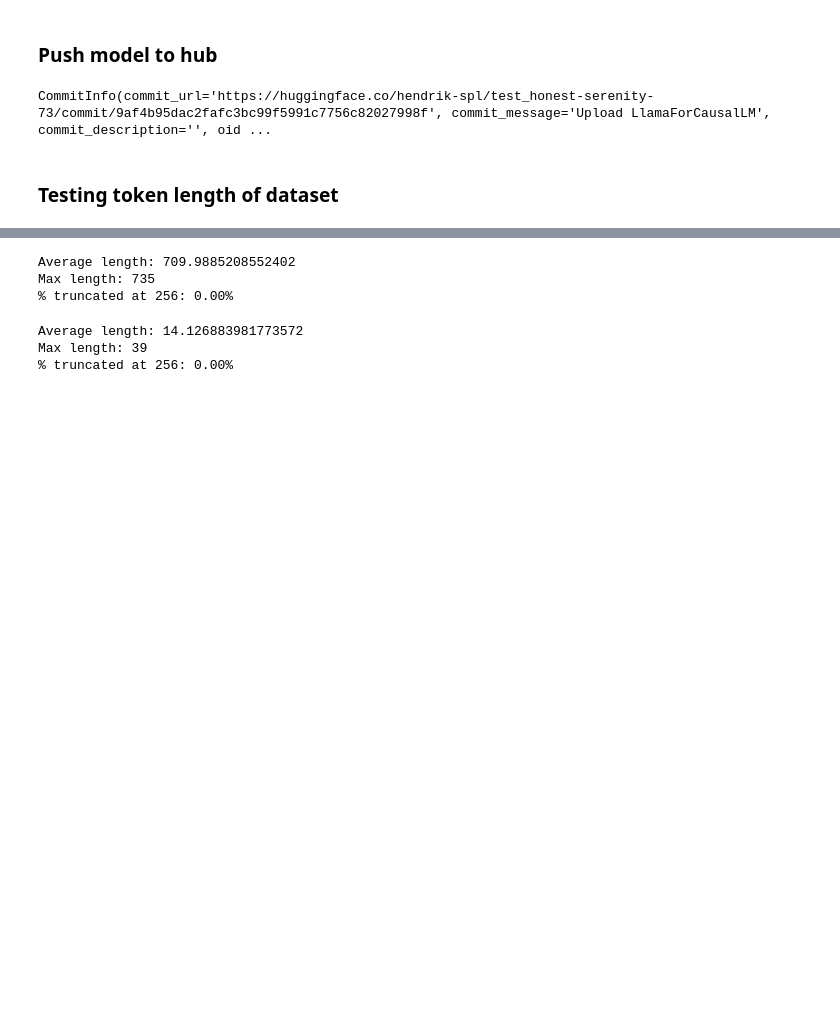
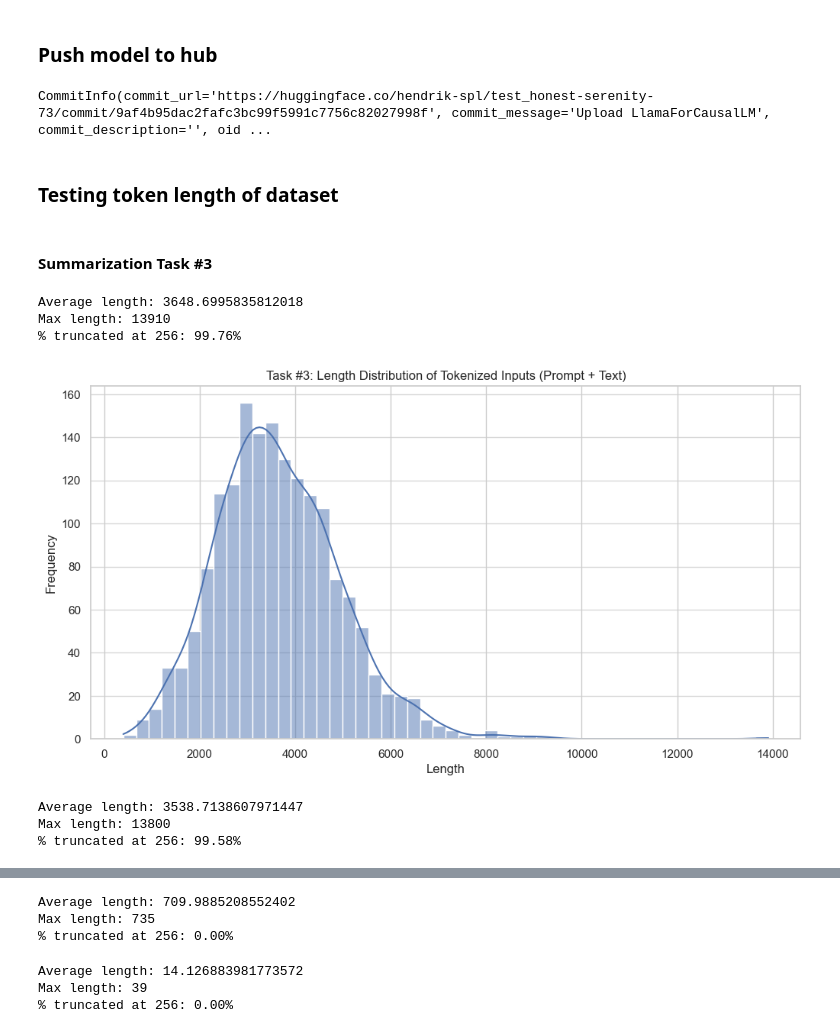
Before and after one commit to hendrik-spl/cbs-thesis-efficient-llm-distillation, a Jupyter notebook: initial_tests.ipynb, the cells around one changed output, grey strips where cells are left out. Saved outputs shown, nothing was run; the diff lists cells and outputs as text; code cells hidden in the pictures; blank space fills up the shorter version.

Commit message:
add changes to support inference on summary dataset

```diff
--- a/initial_tests.ipynb
+++ b/initial_tests.ipynb
@@ -609,3 +740,66 @@ hf_tokenizer.push_to_hub("hendrik-spl/test_honest-serenity-73")
 CommitInfo(commit_url='https://huggingface.co/hendrik-spl/test_honest-serenity-73/commit/9af4b95dac2fafc3bc99f5991c7756c82027998f', commit_message='Upload LlamaForCausalLM', commit_description='', oid ...
 # %% [markdown]
 ### Testing token length of dataset
+# %% [markdown]
+#### Summarization Task #3
+# %%
+# PROMPT + INPUT TEXT
+
+from transformers import AutoModelForCausalLM, AutoTokenizer
+
+from src.prompts.summary import get_summmary_prompt
+from src.data.data_manager import SummaryManager
+
+model_path = "meta-llama/Llama-3.2-1B-Instruct"
+
+model = AutoModelForCausalLM.from_pretrained(model_path)
+tokenizer = AutoTokenizer.from_pretrained(model_path)
+
+dataset = SummaryManager.load_original_data()
+
+lengths = [len(tokenizer.encode(get_summmary_prompt(example['text']))) for example in dataset['train']]
+print(f"Average length: {sum(lengths)/len(lengths)}")
+print(f"Max length: {max(lengths)}")
+print(f"% truncated at 256: {sum(l > 768 for l in lengths)/len(lengths):.2%}")
+
+# plot the distibution of the lengths
+import matplotlib.pyplot as plt
+import seaborn as sns
+import numpy as np
+
+sns.set(style="whitegrid")
+plt.figure(figsize=(12, 6))
+sns.histplot(lengths, bins=50, kde=True)
+plt.title("Task #3: Length Distribution of Tokenized Inputs (Prompt + Text)")
+plt.xlabel("Length")
+plt.ylabel("Frequency")
+plt.grid(axis='y', alpha=0.75)
+plt.show()
+# %% [output]
+Average length: 3648.6995835812018
+Max length: 13910
+% truncated at 256: 99.76%
+[figure, added]
+# %%
+# ONLY INPUT TEXT
+
+from transformers import AutoModelForCausalLM, AutoTokenizer
+
+from src.prompts.summary import get_summmary_prompt
+from src.data.data_manager import SummaryManager
+
+model_path = "meta-llama/Llama-3.2-1B-Instruct"
+
+model = AutoModelForCausalLM.from_pretrained(model_path)
+tokenizer = AutoTokenizer.from_pretrained(model_path)
+
+dataset = SummaryManager.load_original_data()
+
+lengths = [len(tokenizer.encode(example['text'])) for example in dataset['train']]
+print(f"Average length: {sum(lengths)/len(lengths)}")
+print(f"Max length: {max(lengths)}")
+print(f"% truncated at 256: {sum(l > 768 for l in lengths)/len(lengths):.2%}")
+# %% [output]
+Average length: 3538.7138607971447
+Max length: 13800
+% truncated at 256: 99.58%
```
Also changed, not shown: parts of 8 cells of this notebook, 8 other files.
